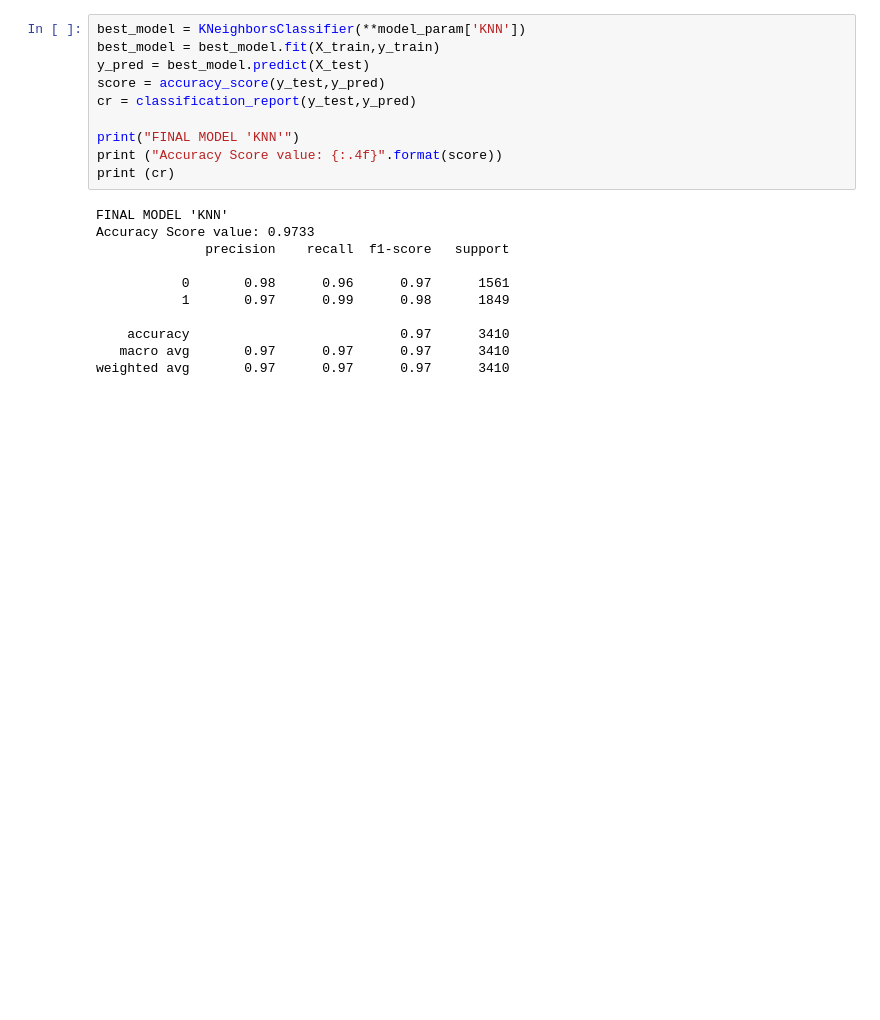
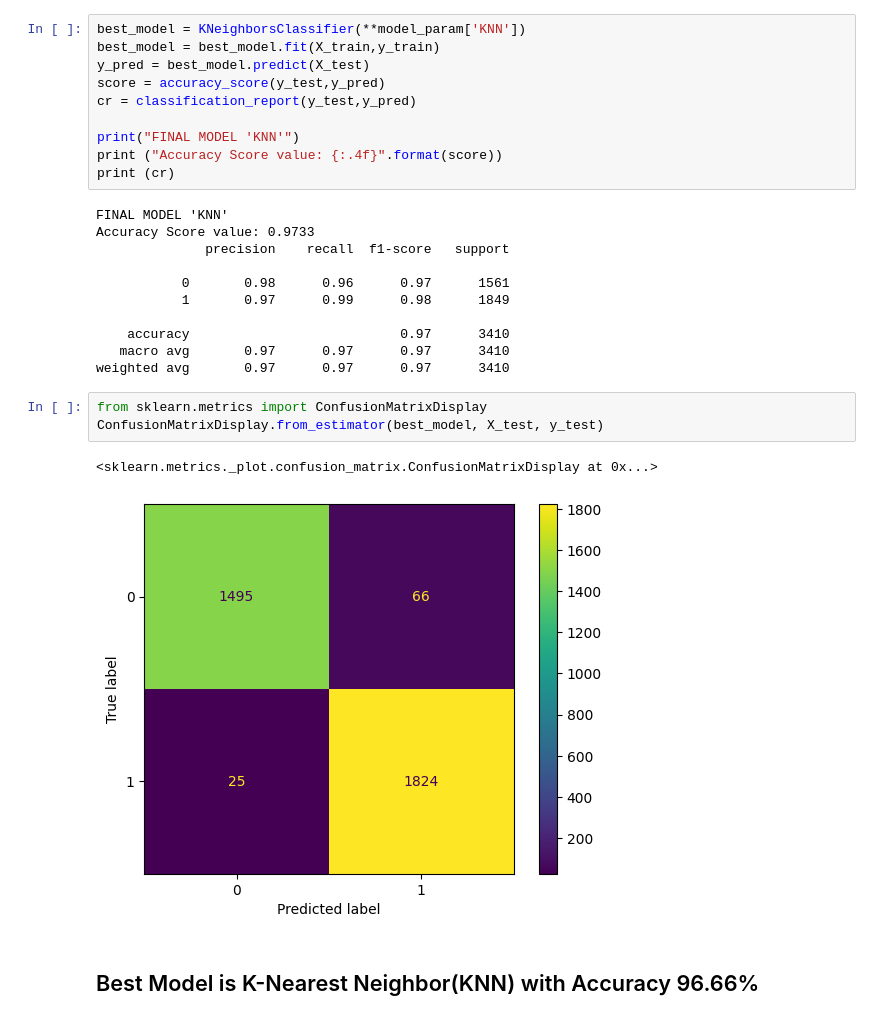
Before and after one commit to tproma/End_to_End_ML_Visa_Approval_Prediction, a Jupyter notebook: Notebook/2_Feature_Engineering_and_Model_Training.ipynb, the cells around one changed output. Drawn from its saved outputs; the diff is of its cells as text; blank space fills up the shorter version.

Commit message:
confusion matrix added

```diff
--- a/Notebook/2_Feature_Engineering_and_Model_Training.ipynb
+++ b/Notebook/2_Feature_Engineering_and_Model_Training.ipynb
@@ -518,3 +518,11 @@ Accuracy Score value: 0.9733
     accuracy                           0.97      3410
    macro avg       0.97      0.97      0.97      3410
 weighted avg       0.97      0.97      0.97      3410
+# %%
+from sklearn.metrics import ConfusionMatrixDisplay
+ConfusionMatrixDisplay.from_estimator(best_model, X_test, y_test)
+# %% [output]
+<sklearn.metrics._plot.confusion_matrix.ConfusionMatrixDisplay at 0x...>
+[figure, added]
+# %% [markdown]
+## Best Model is K-Nearest Neighbor(KNN) with Accuracy 96.66%
```
